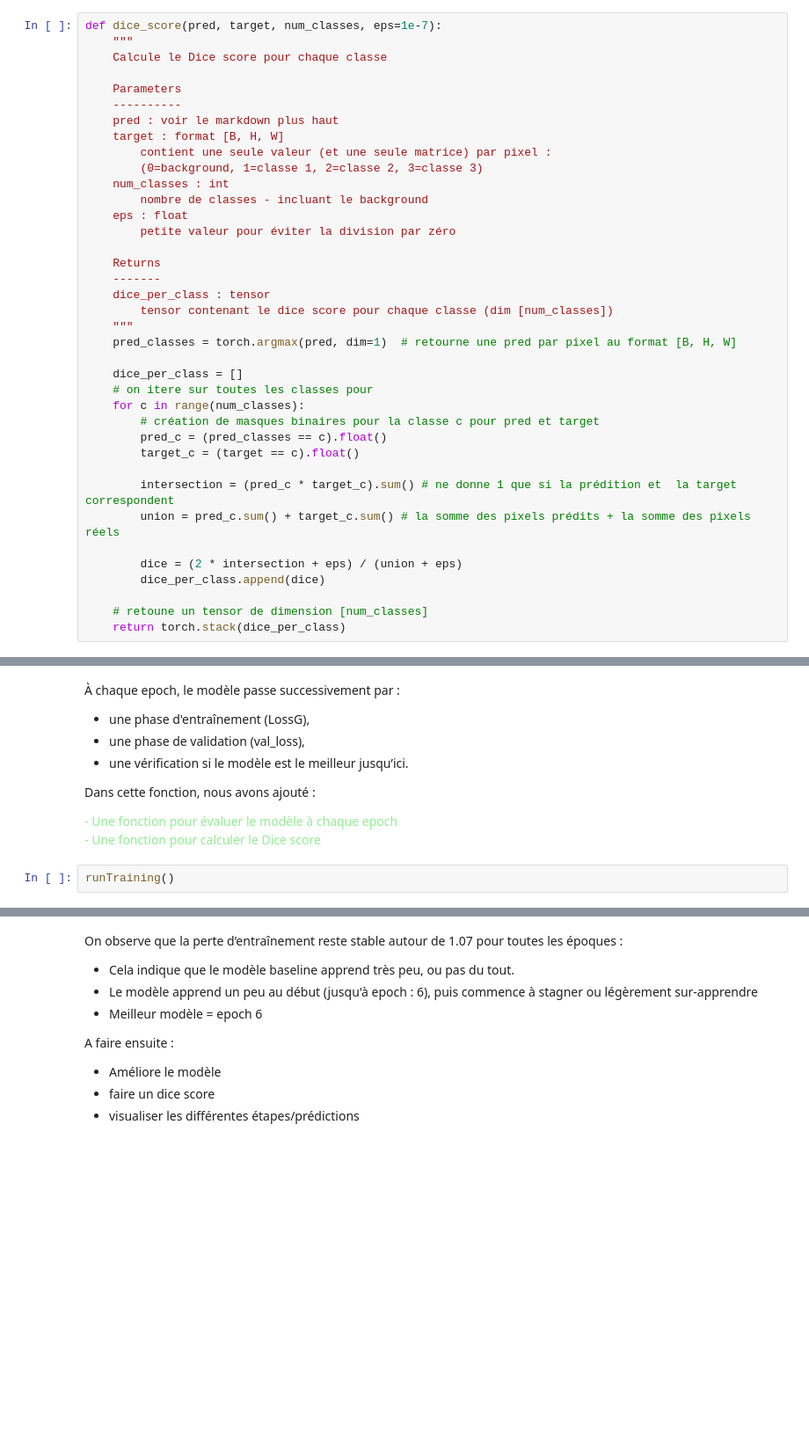
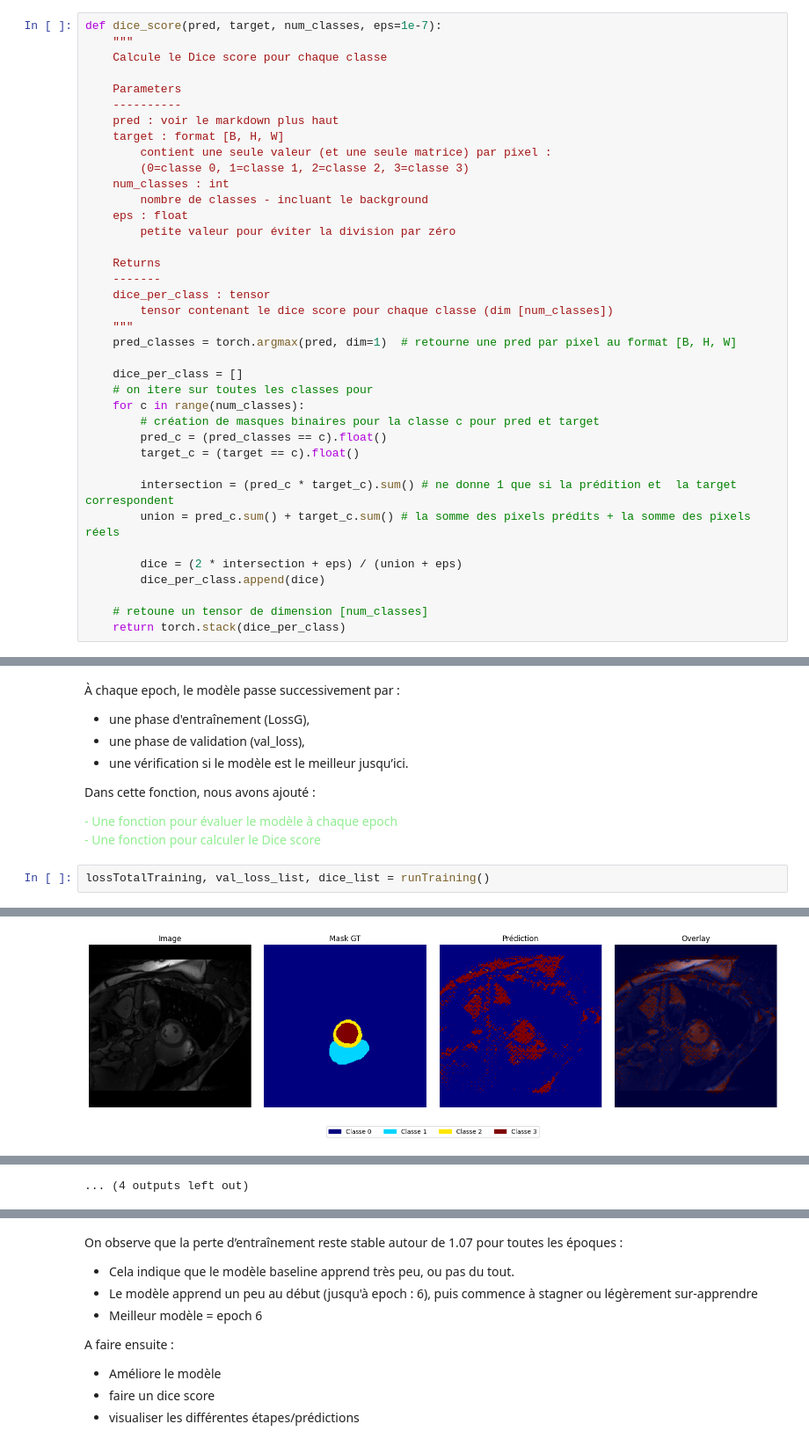
Before and after one commit to nicolasweill/MTI865-Challenge-Automated-Cardiac-Diagnosis-Challenge, a Jupyter notebook: mainSegmentationChallenge.ipynb, the cells around one changed output, grey strips where cells are left out. Shown at 88% size. Saved outputs shown, nothing was run; the diff lists cells and outputs as text; blank space fills up the shorter version.

Commit message:
des belles figures pour un modèle qui ne le mérite pas

```diff
--- a/mainSegmentationChallenge.ipynb
+++ b/mainSegmentationChallenge.ipynb
@@ -84,7 +89,7 @@ def dice_score(pred, target, num_classes, eps=1e-7):
     pred : voir le markdown plus haut
     target : format [B, H, W]
         contient une seule valeur (et une seule matrice) par pixel :
-        (0=background, 1=classe 1, 2=classe 2, 3=classe 3)
+        (0=classe 0, 1=classe 1, 2=classe 2, 3=classe 3)
     num_classes : int
         nombre de classes - incluant le background
     eps : float
@@ -346,7 +453,7 @@ Dans cette fonction, nous avons ajouté :
 - Une fonction pour calculer le Dice score
 </p>
 # %%
-runTraining()
+lossTotalTraining, val_loss_list, dice_list = runTraining()
 # %% [output]
 ----------------------------------------
 ~~~~~~~~  Starting the training... ~~~~~~
@@ -367,0 +468 @@ Best model found at epoch 0 with validation loss = 1.6403
+[figure, added]
@@ -367,0 +488 @@ Best model found at epoch 0 with validation loss = 1.6403
+... (4 outputs left out)
```
Also changed, not shown: parts of 6 cells of this notebook, 8 other files.
